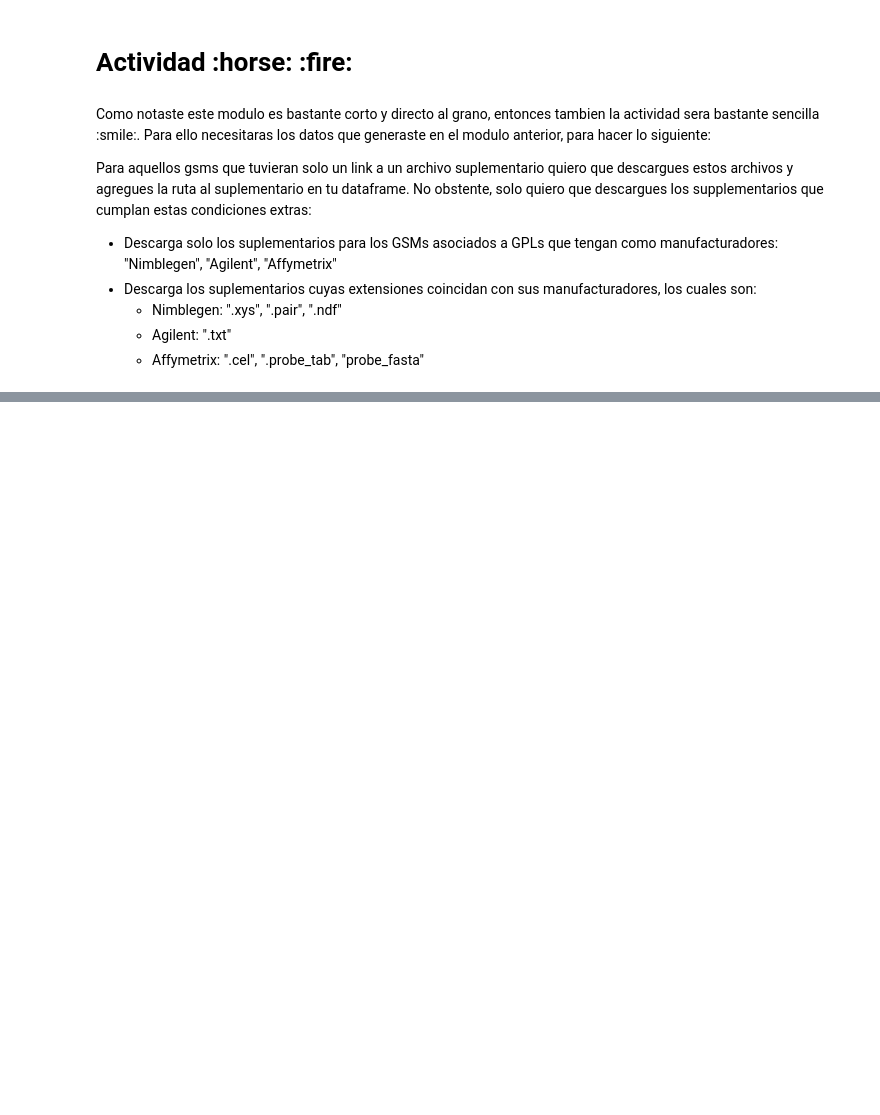
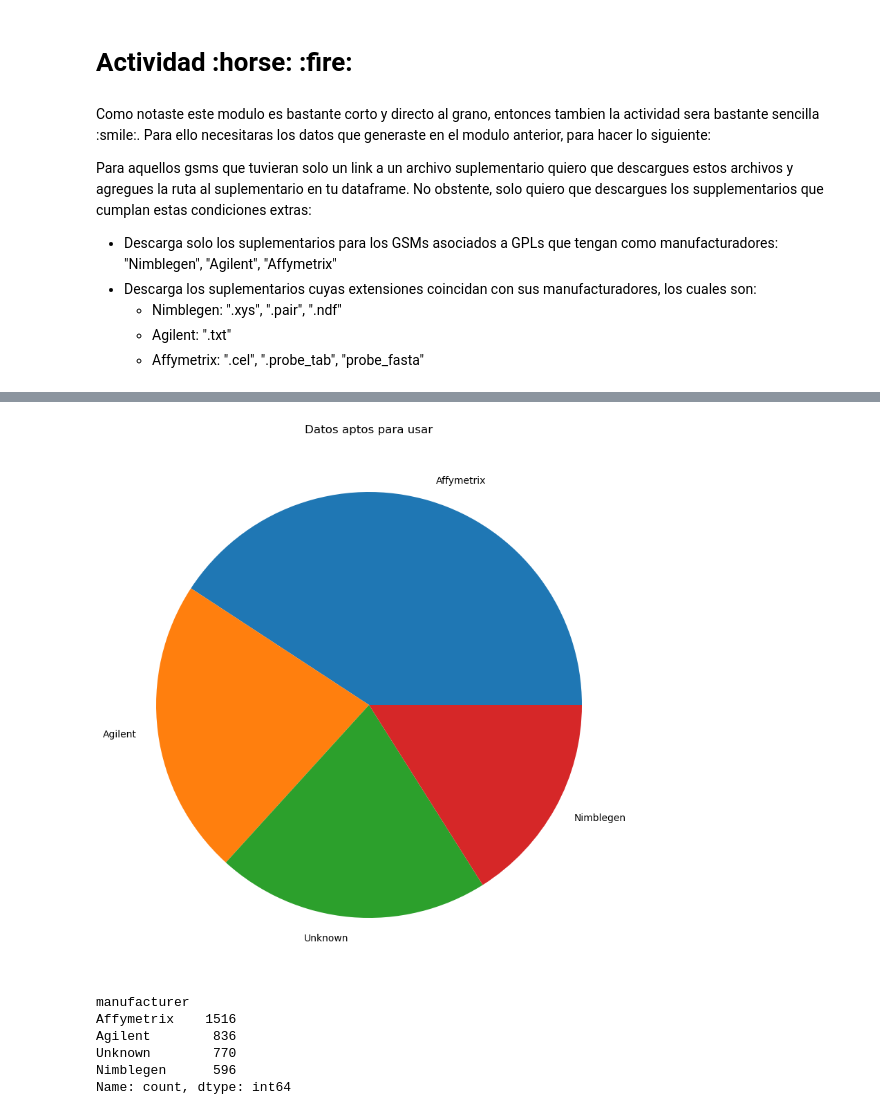
Before and after one commit to ArmandoTrapaga/Induccion, a Jupyter notebook: Download.ipynb, the cells around one changed output, grey strips where cells are left out. Drawn from its saved outputs; the diff is of its cells as text; code cells hidden in the pictures; blank space fills up the shorter version.

```diff
--- a/Download.ipynb
+++ b/Download.ipynb
@@ -66,0 +430,18 @@ Para aquellos gsms que tuvieran solo un link a un archivo suplementario quiero q
+# %%
+plt.figure(figsize=(10,10))
+conteo = df.manufacturer.fillna("Unknown").value_counts()
+conteo.plot.pie()
+plt.xlabel('')
+plt.ylabel('')
+plt.title('Datos aptos para usar')
+plt.show()
+
+print(conteo)
+# %% [output]
+[figure, added]
+manufacturer
+Affymetrix    1516
+Agilent        836
+Unknown        770
+Nimblegen      596
+Name: count, dtype: int64
```
Also changed, not shown: parts of 41 cells of this notebook.
